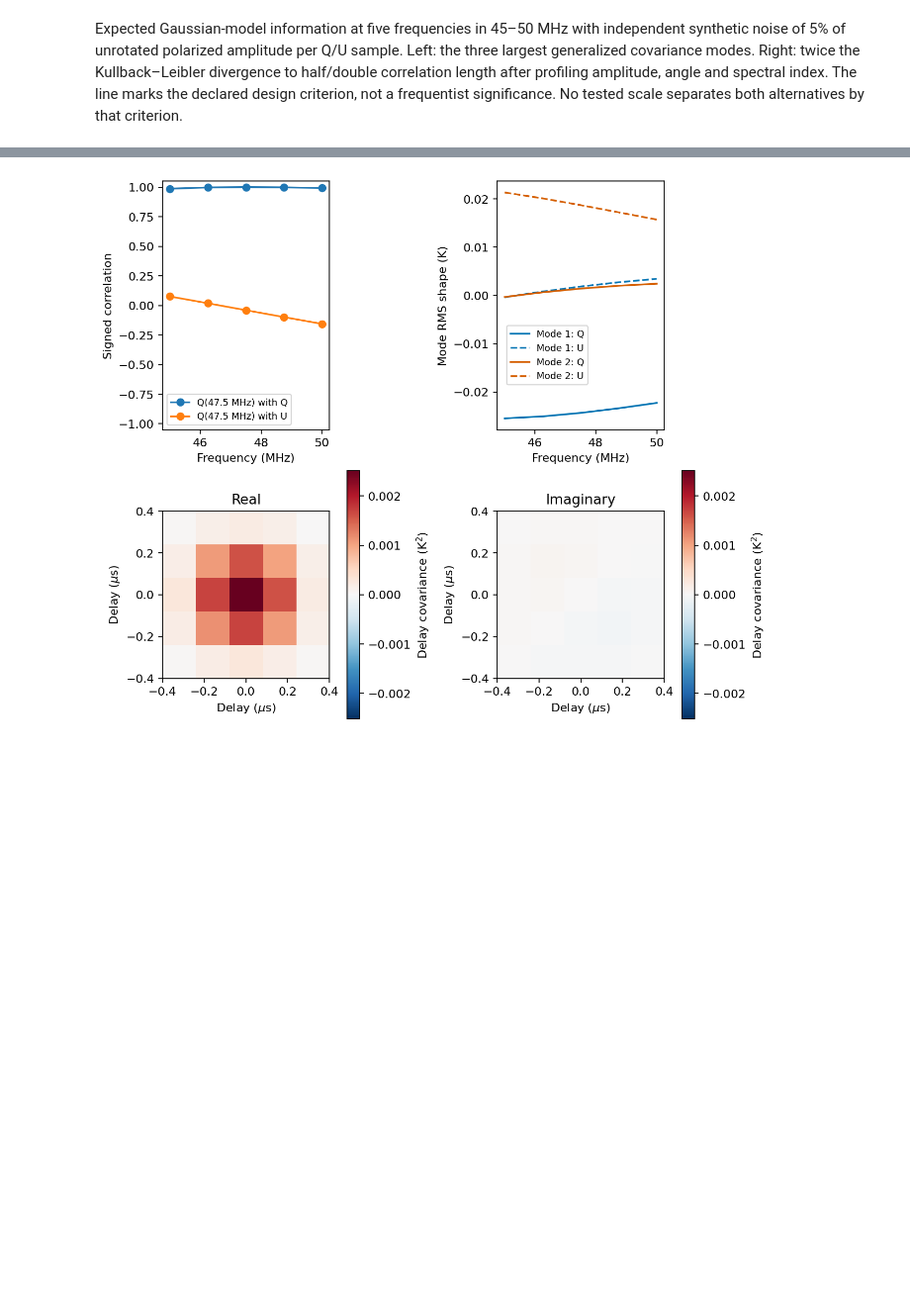
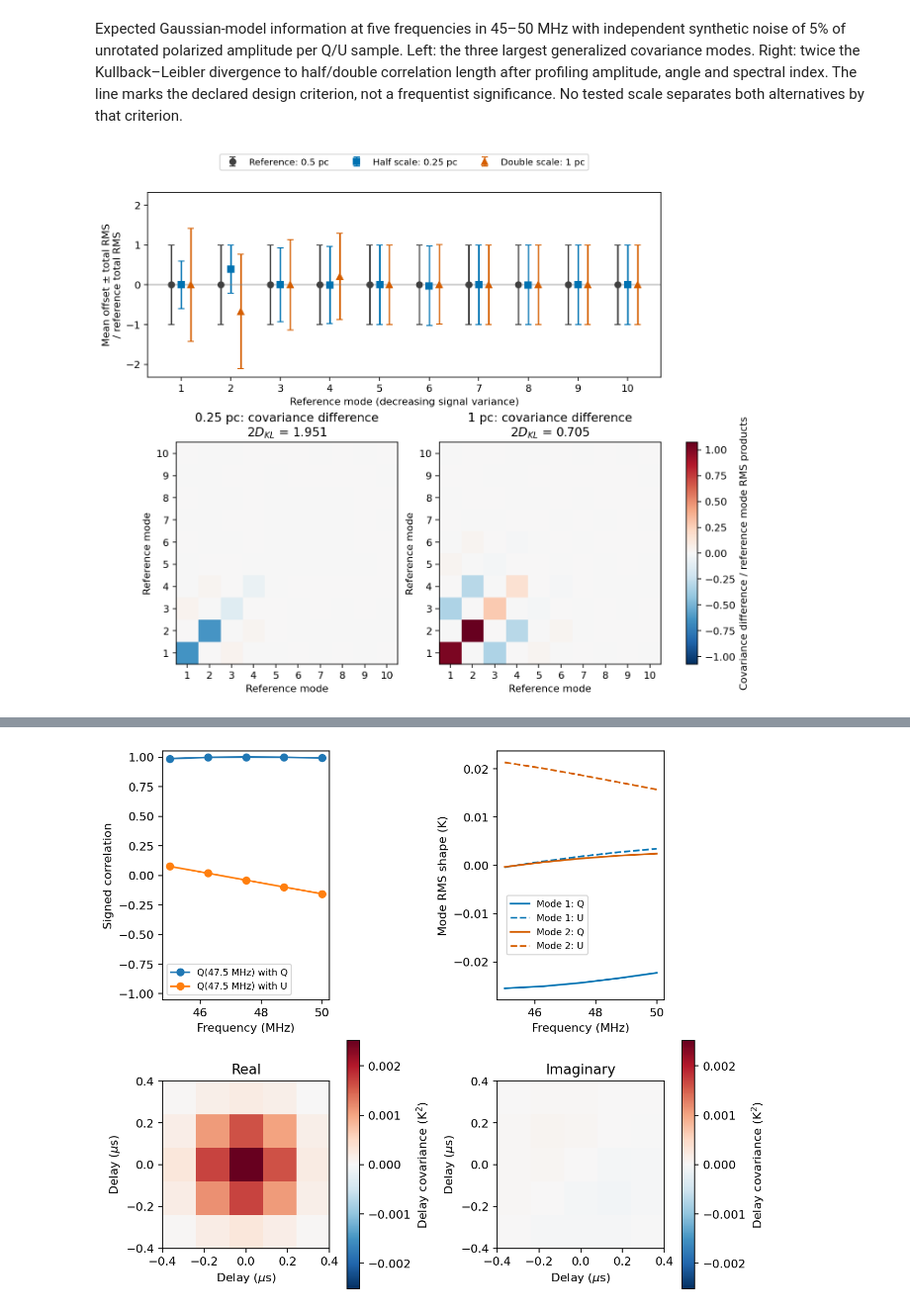
Before and after one commit to christianhbye/lusee_faraday, a Jupyter notebook: notebooks/gaussian_screen_inference.ipynb, the cells around one changed output, grey strips where cells are left out. Shown at 99% size. Drawn from its saved outputs; the diff is of its cells as text; code cells hidden in the pictures; blank space fills up the shorter version.

Commit message:
Explain screen covariance modes and compare profiled scale alternatives

```diff
--- a/notebooks/gaussian_screen_inference.ipynb
+++ b/notebooks/gaussian_screen_inference.ipynb
@@ -64,3 +64,8 @@ display(Image(filename='report/figures/gaussian_inference_information.png'))
 [figure]
 # %% [markdown]
 Expected Gaussian-model information at five frequencies in 45–50 MHz with independent synthetic noise of 5% of unrotated polarized amplitude per Q/U sample. Left: the three largest generalized covariance modes. Right: twice the Kullback–Leibler divergence to half/double correlation length after profiling amplitude, angle and spectral index. The line marks the declared design criterion, not a frequentist significance. No tested scale separates both alternatives by that criterion.
+# %%
+from IPython.display import Image, display
+display(Image(filename='report/figures/gaussian_inference_mode_comparison.png'))
+# %% [output]
+[figure, added]
```
Also changed, not shown: parts of 1 cell of this notebook, 3 other files.
